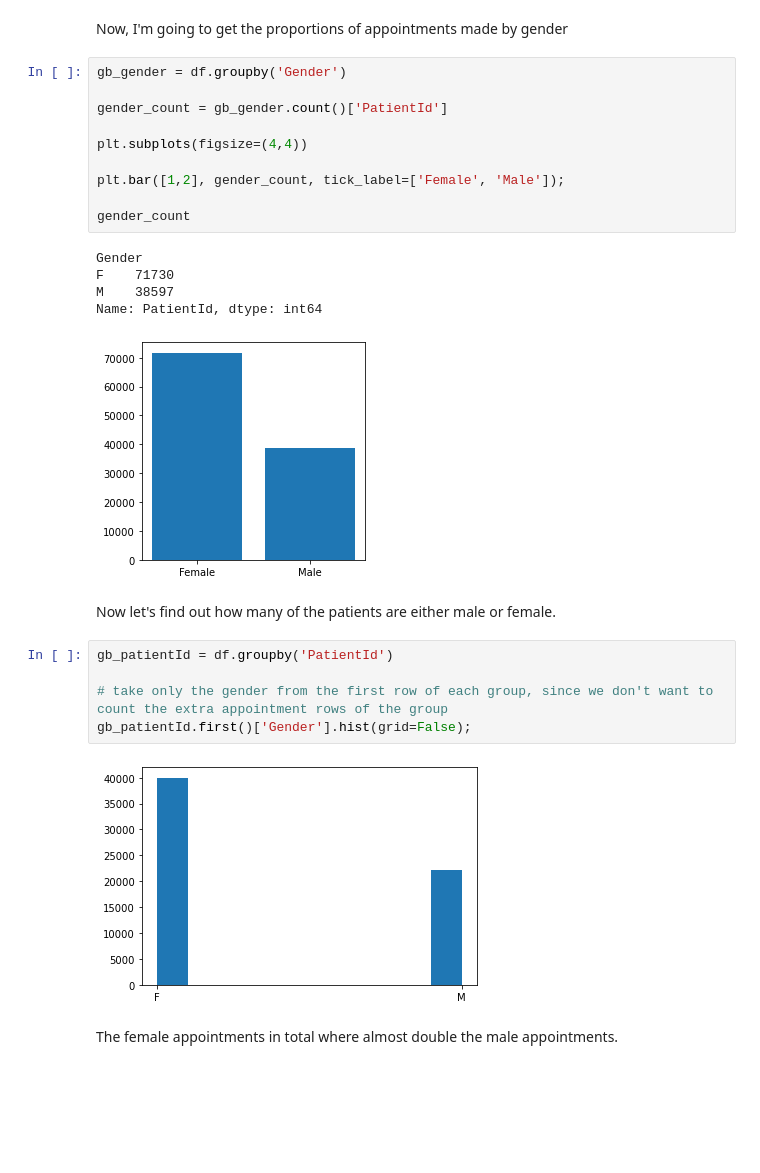
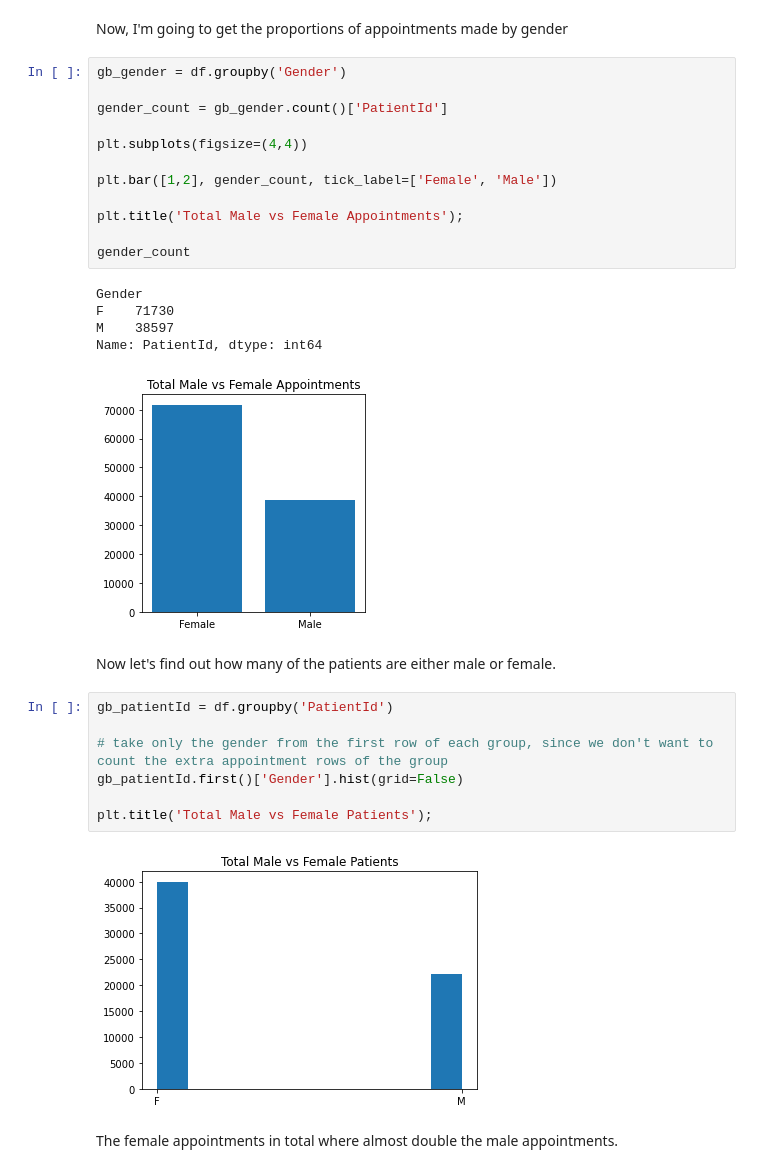
Before and after one commit to AbdulrahmanAlobaidy/DAND-project-2, a Jupyter notebook: project-2.ipynb, the cells around one changed output. Cells and saved outputs as stored; diff of their text form; blank space fills up the shorter version.

```diff
--- a/project-2.ipynb
+++ b/project-2.ipynb
@@ -448,28 +452,32 @@ Now, I'm going to get the proportions of appointments made by gender
 # %%
 gb_gender = df.groupby('Gender')
 
 gender_count = gb_gender.count()['PatientId']
 
 plt.subplots(figsize=(4,4))
 
-plt.bar([1,2], gender_count, tick_label=['Female', 'Male']);
+plt.bar([1,2], gender_count, tick_label=['Female', 'Male'])
+
+plt.title('Total Male vs Female Appointments');
 
 gender_count
 # %% [output]
 Gender
 F    71730
 M    38597
 Name: PatientId, dtype: int64
-[figure, old version]
+[figure, new version]
 # %% [markdown]
 Now let's find out how many of the patients are either male or female.
 # %%
 gb_patientId = df.groupby('PatientId')
 
 # take only the gender from the first row of each group, since we don't want to count the extra appointment rows of the group
-gb_patientId.first()['Gender'].hist(grid=False);
+gb_patientId.first()['Gender'].hist(grid=False)
+
+plt.title('Total Male vs Female Patients');
 # %% [output]
-[figure, old version]
+[figure, new version]
 # %% [markdown]
 The female appointments in total where almost double the male appointments.
 # %% [markdown]
```
Also changed, not shown: parts of 14 cells of this notebook, 2 other files.
